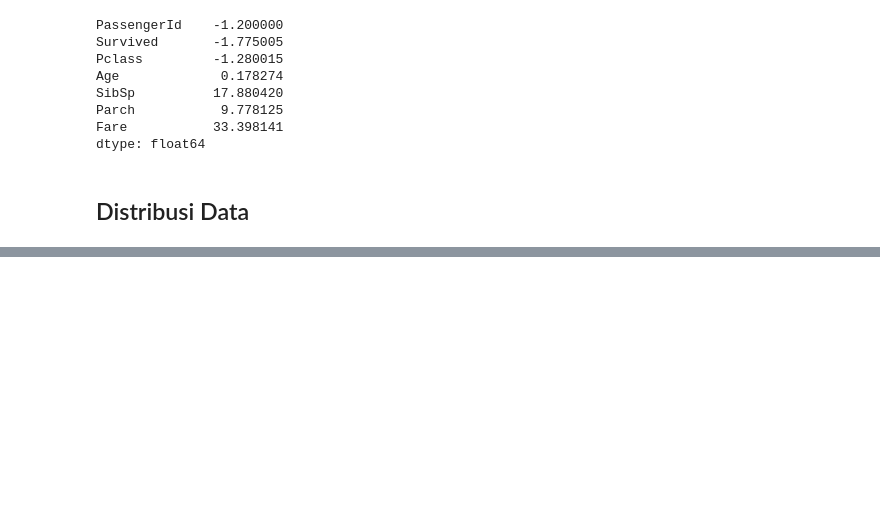
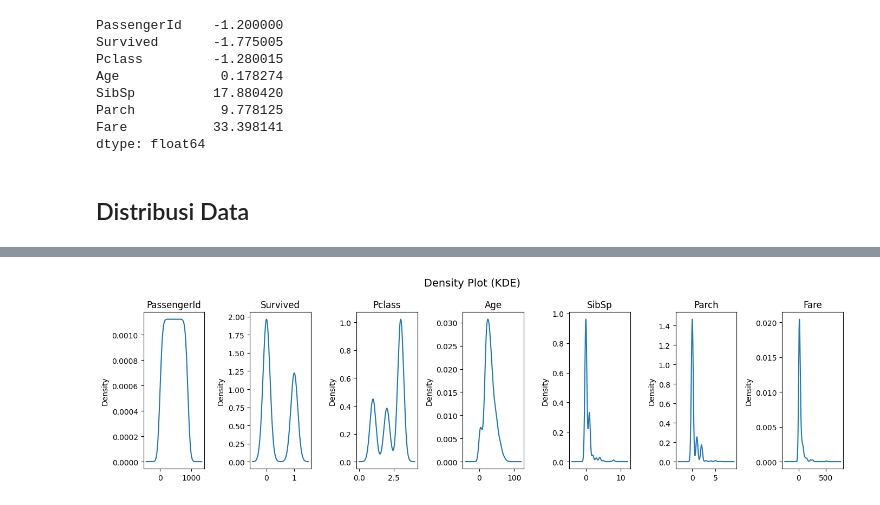
Before and after one commit to tamamfb/how-AI-works, a Jupyter notebook: 1. Machine Learning/1. Data/data.ipynb, the cells around one changed output, grey strips where cells are left out. Saved outputs shown, nothing was run; the diff lists cells and outputs as text; code cells hidden in the pictures; blank space fills up the shorter version.

```diff
--- a/1. Machine Learning/1. Data/data.ipynb
+++ b/1. Machine Learning/1. Data/data.ipynb
@@ -137,0 +138,11 @@ ImportError: matplotlib is required for plotting when the default backend "matpl
+# %%
+# DENSITY PLOT (KDE)
+fig, axes = plt.subplots(1, len(num_cols), figsize=(14, 4))
+for ax, col in zip(axes, num_cols):
+    df[col].dropna().plot.kde(ax=ax)
+    ax.set_title(col)
+plt.suptitle('Density Plot (KDE)', fontsize=14)
+plt.tight_layout()
+plt.show()
+# %% [output]
+[figure, added]
```
Also changed, not shown: parts of 4 cells of this notebook.
